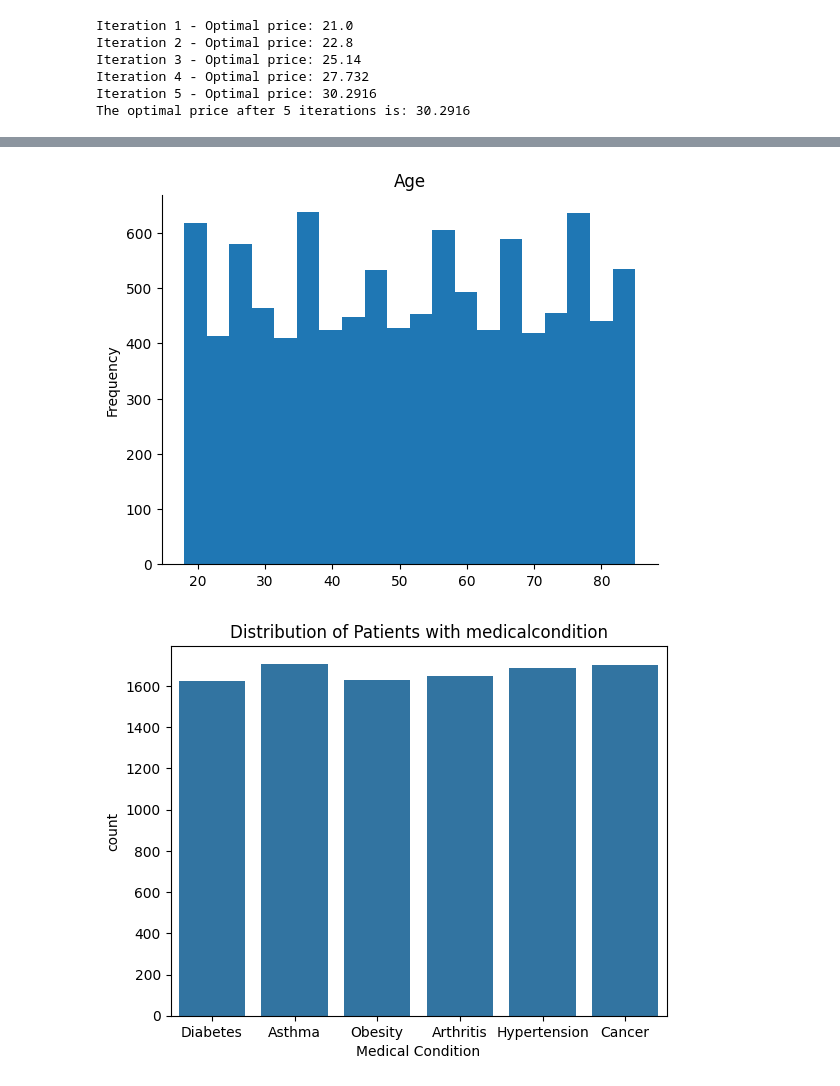
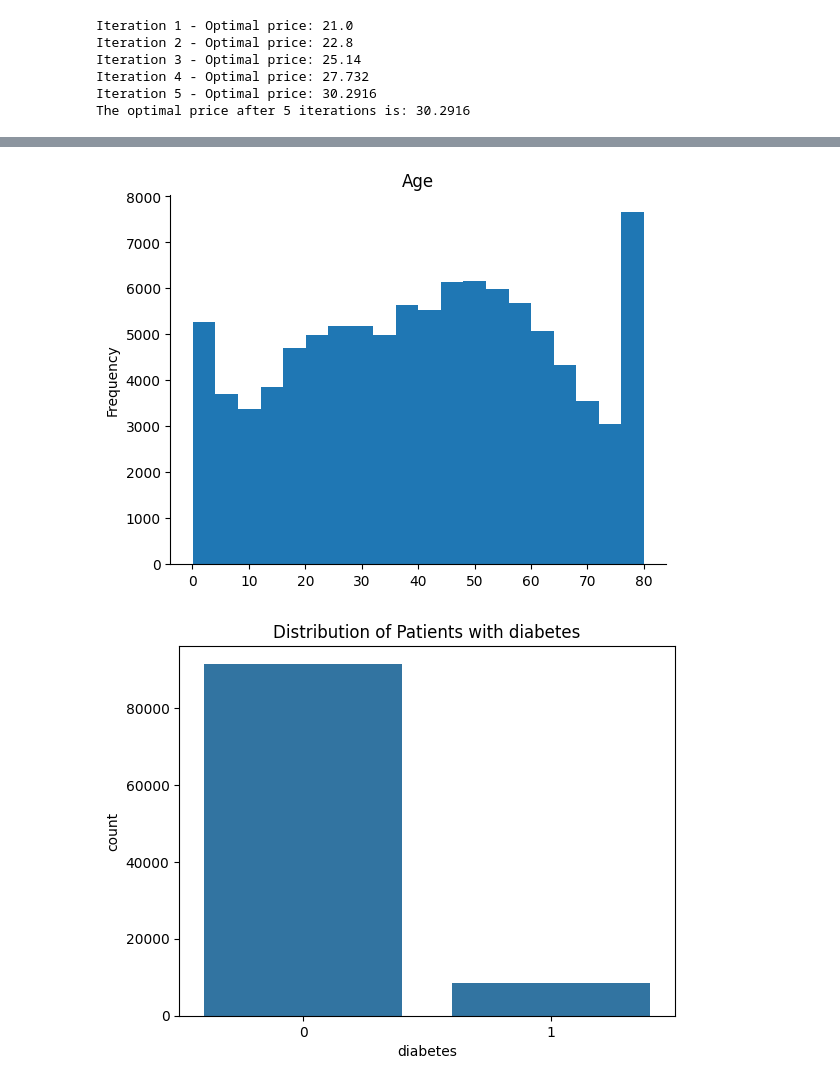
Before and after one commit to joshIsac/DeepLearningLab, a Jupyter notebook: 2348523_DL_lab3.ipynb, the cells around one changed output, grey strips where cells are left out. Cells and saved outputs as stored; diff of their text form; code cells hidden in the pictures.

```diff
--- a/2348523_DL_lab3.ipynb
+++ b/2348523_DL_lab3.ipynb
@@ -34,6 +36,6 @@ Iteration 5 - Optimal price: 30.2916
 The optimal price after 5 iterations is: 30.2916
 # %%
 #2)excercise
-healthcare_df=pd.read_csv('/content/drive/MyDrive/healthcare_dataset.csv')
+healthcare_df=pd.read_csv('/content/drive/MyDrive/diabetes_prediction_dataset.csv')
 healthcare_df
 # %% [output]
@@ -152,16 +138,16 @@ plt.show()
 # %%
 # @title Age
 from matplotlib import pyplot as plt
-healthcare_df['Age'].plot(kind='hist', bins=20, title='Age')
+healthcare_df['age'].plot(kind='hist', bins=20, title='Age')
 plt.gca().spines[['top', 'right',]].set_visible(False)
 # %% [output]
-[figure, old version]
+[figure, new version]
 # %%
-sn.countplot(data = healthcare_df, x = 'Medical Condition')
-plt.title("Distribution of Patients with medicalcondition")
+sn.countplot(data = healthcare_df, x = 'diabetes')
+plt.title("Distribution of Patients with diabetes")
 plt.show()
 # %% [output]
-[figure, old version]
+[figure, new version]
 # %%
 from sklearn.preprocessing import LabelEncoder,StandardScaler
 lb = LabelEncoder()
```
Also changed, not shown: parts of 27 cells of this notebook.
